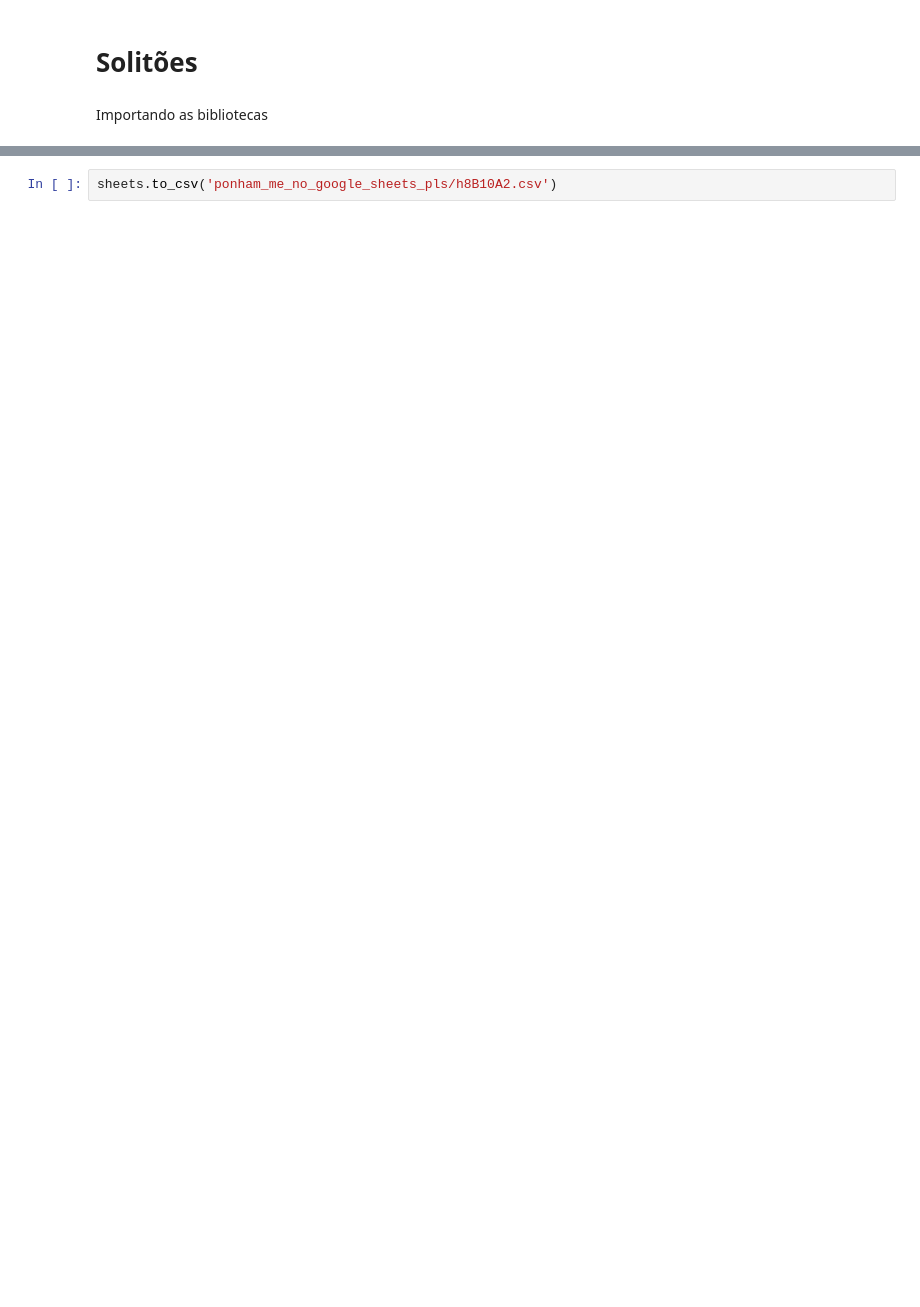
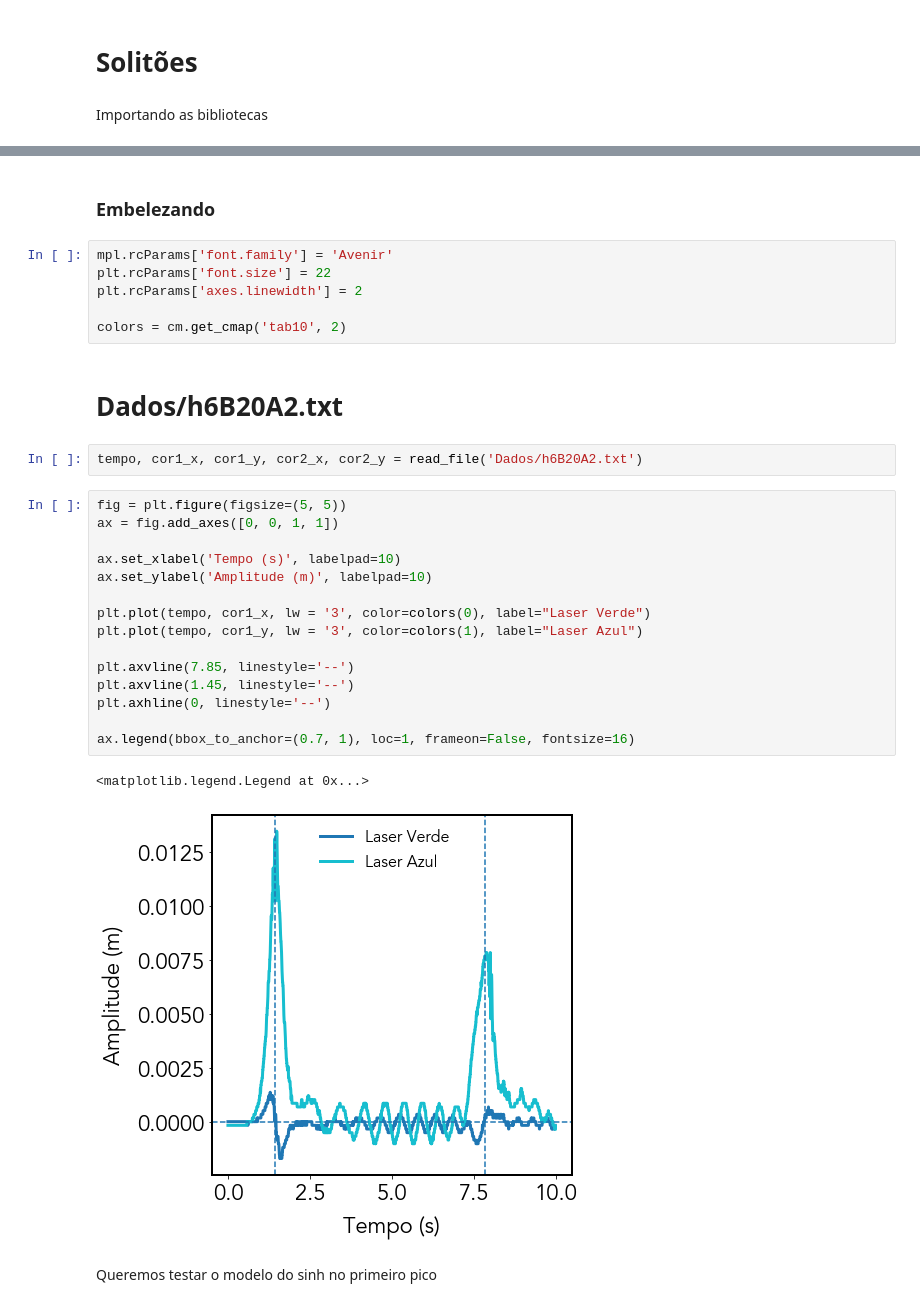
Before and after one commit to AthomsG/LFEA, a Jupyter notebook: Solitões/Solitões.ipynb, the cells around one changed output, grey strips where cells are left out. Cells and saved outputs as stored; diff of their text form; blank space fills up the shorter version.

```diff
--- a/Solitões/Solitões.ipynb
+++ b/Solitões/Solitões.ipynb
@@ -46,2 +45,32 @@ sheets = pd.DataFrame({'tempo': tempo, 'cor1_x': cor1_x, 'cor1_y': cor1_y, 'cor2
-# %%
-sheets.to_csv('ponham_me_no_google_sheets_pls/h8B10A2.csv')
+# %% [markdown]
+### Embelezando
+# %%
+mpl.rcParams['font.family'] = 'Avenir'
+plt.rcParams['font.size'] = 22
+plt.rcParams['axes.linewidth'] = 2
+
+colors = cm.get_cmap('tab10', 2)
+# %% [markdown]
+# Dados/h6B20A2.txt
+# %%
+tempo, cor1_x, cor1_y, cor2_x, cor2_y = read_file('Dados/h6B20A2.txt')
+# %%
+fig = plt.figure(figsize=(5, 5))
+ax = fig.add_axes([0, 0, 1, 1])
+
+ax.set_xlabel('Tempo (s)', labelpad=10)
+ax.set_ylabel('Amplitude (m)', labelpad=10)
+
+plt.plot(tempo, cor1_x, lw = '3', color=colors(0), label="Laser Verde")
+plt.plot(tempo, cor1_y, lw = '3', color=colors(1), label="Laser Azul")
+
+plt.axvline(7.85, linestyle='--')
+plt.axvline(1.45, linestyle='--')
+plt.axhline(0, linestyle='--')
+
+ax.legend(bbox_to_anchor=(0.7, 1), loc=1, frameon=False, fontsize=16)
+# %% [output]
+<matplotlib.legend.Legend at 0x...>
+[figure, added]
+# %% [markdown]
+Queremos testar o modelo do sinh no primeiro pico
```
Also changed, not shown: parts of 23 cells of this notebook, 5 other files.
